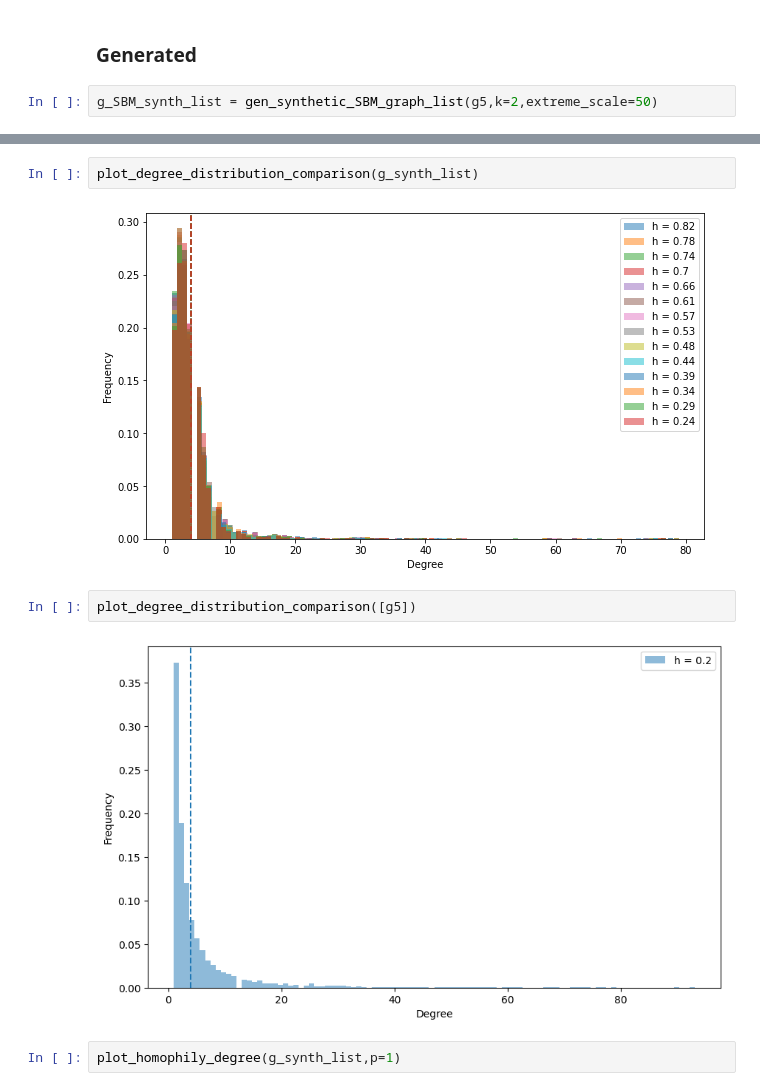
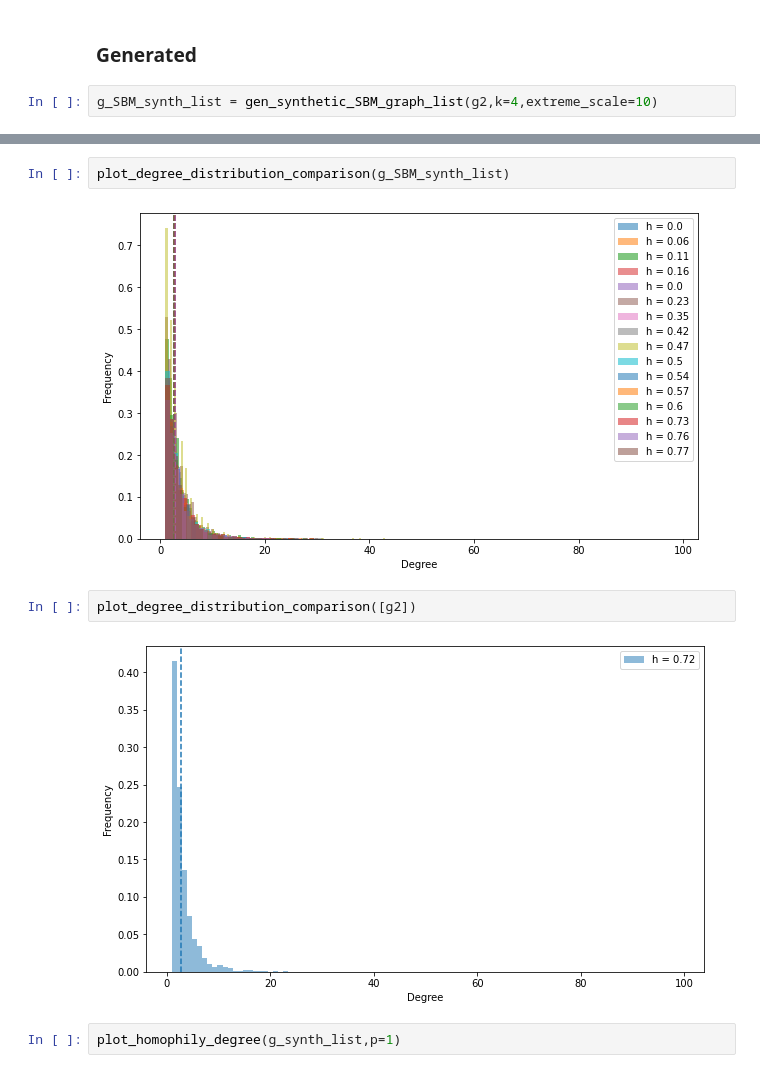
Before and after one commit to jr419/Homophily_Analysis, a Jupyter notebook: sandbox.ipynb, the cells around one changed output, grey strips where cells are left out. Saved outputs shown, nothing was run; the diff lists cells and outputs as text.

```diff
--- a/sandbox.ipynb
+++ b/sandbox.ipynb
@@ -129,5 +113,5 @@ plt.show()
 # %% [markdown]
 ### Generated
 # %%
-g_SBM_synth_list = gen_synthetic_SBM_graph_list(g5,k=2,extreme_scale=50)
+g_SBM_synth_list = gen_synthetic_SBM_graph_list(g2,k=4,extreme_scale=10)
 # %%
@@ -150,11 +119,11 @@ g_synth_list = gen_synthetic_rewired_graph(g1,h=0.1)
 # %%
-plot_degree_distribution_comparison(g_synth_list)
+plot_degree_distribution_comparison(g_SBM_synth_list)
 # %% [output]
-[figure, old version]
+[figure, new version]
 # %%
-plot_degree_distribution_comparison([g5])
+plot_degree_distribution_comparison([g2])
 # %% [output]
-[figure, old version]
+[figure, new version]
 # %%
 plot_homophily_degree(g_synth_list,p=1)
 # %% [output]
```
Also changed, not shown: parts of 6 cells of this notebook, 1 other file.
